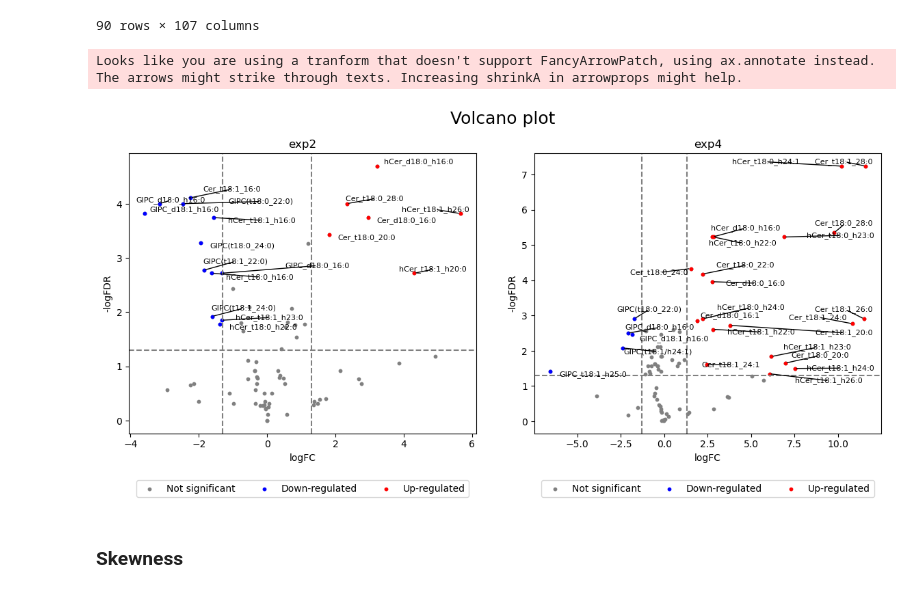
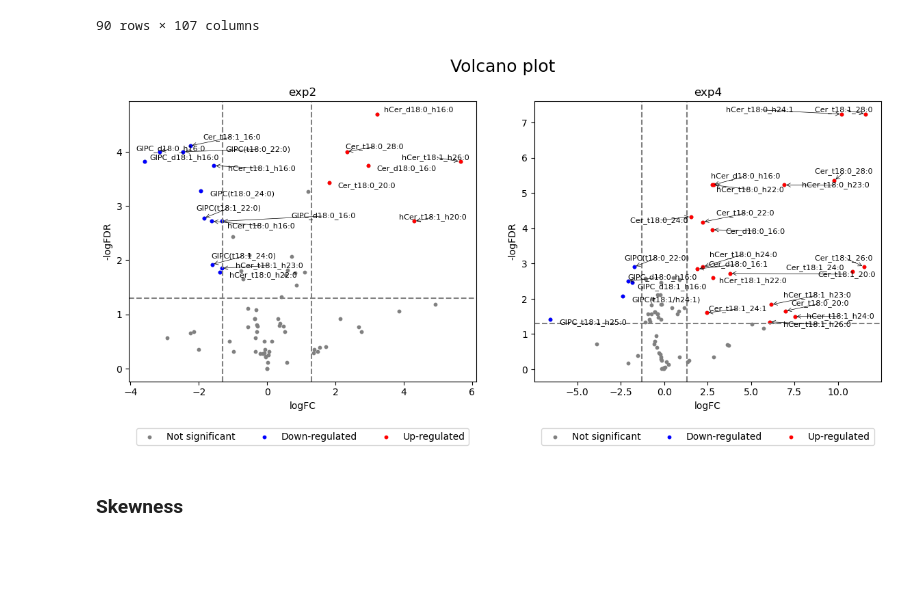
Before and after one commit to janniswi00/sphingo_modelling, a Jupyter notebook: code/analysis.ipynb, the cells around one changed output. Saved outputs shown, nothing was run; the diff lists cells and outputs as text; code cells hidden in the pictures; blank space fills up the shorter version.

```diff
--- a/code/analysis.ipynb
+++ b/code/analysis.ipynb
@@ -313,36 +313,35 @@ for i, exp in enumerate(["exp2", "exp4"]):
     axs[i].scatter(x=down["log2_fc"], y=down["p_val_adj"].apply(lambda x:-np.log10(x)), s=size, label="Down-regulated", color="blue")
     axs[i].scatter(x=up["log2_fc"], y=up["p_val_adj"].apply(lambda x:-np.log10(x)), s=size, label="Up-regulated", color="red")
 
 
     # add texts
     texts=[]
     for _,r in up.iterrows():
         texts.append(axs[i].text(x=r['log2_fc'],y=-np.log10(r['p_val_adj']),s=r["compounds"], fontsize=8))
 
     for _,r in down.iterrows():
         texts.append(axs[i].text(x=r['log2_fc'],y=-np.log10(r['p_val_adj']),s=r["compounds"], fontsize=8))
 
-    adjust_text(texts, ax=axs[i], arrowprops=dict(arrowstyle="-", color='black', lw=1),
+    adjust_text(texts, ax=axs[i], arrowprops=dict(arrowstyle="->", color='black', lw=0.5),
                 expand_points=(1.2,1.2),
                 expand_text=(1.2,1.2),
                 force_points=0.5,
                 force_text=0.5,
                 lim=100)
 
     axs[i].set_title(f"{exp}")
     axs[i].set_xlabel("logFC")
     axs[i].set_ylabel("-logFDR")
     axs[i].axvline(level*-1, color="grey", linestyle="--")
     axs[i].axvline(level, color="grey", linestyle="--")
     axs[i].axhline(level, color="grey", linestyle="--")
     axs[i].legend(bbox_to_anchor=(0.5, -0.15), ncol=3, loc="upper center")
 
 
 plt.suptitle("Volcano plot", fontsize=18)
 plt.tight_layout()
 # %% [output]
-Looks like you are using a tranform that doesn't support FancyArrowPatch, using ax.annotate instead. The arrows might strike through texts. Increasing shrinkA in arrowprops might help.
-[figure, old version]
+[figure, new version]
 # %% [markdown]
 ### Skewness
 # %%
```
Also changed, not shown: parts of 2 cells of this notebook.
